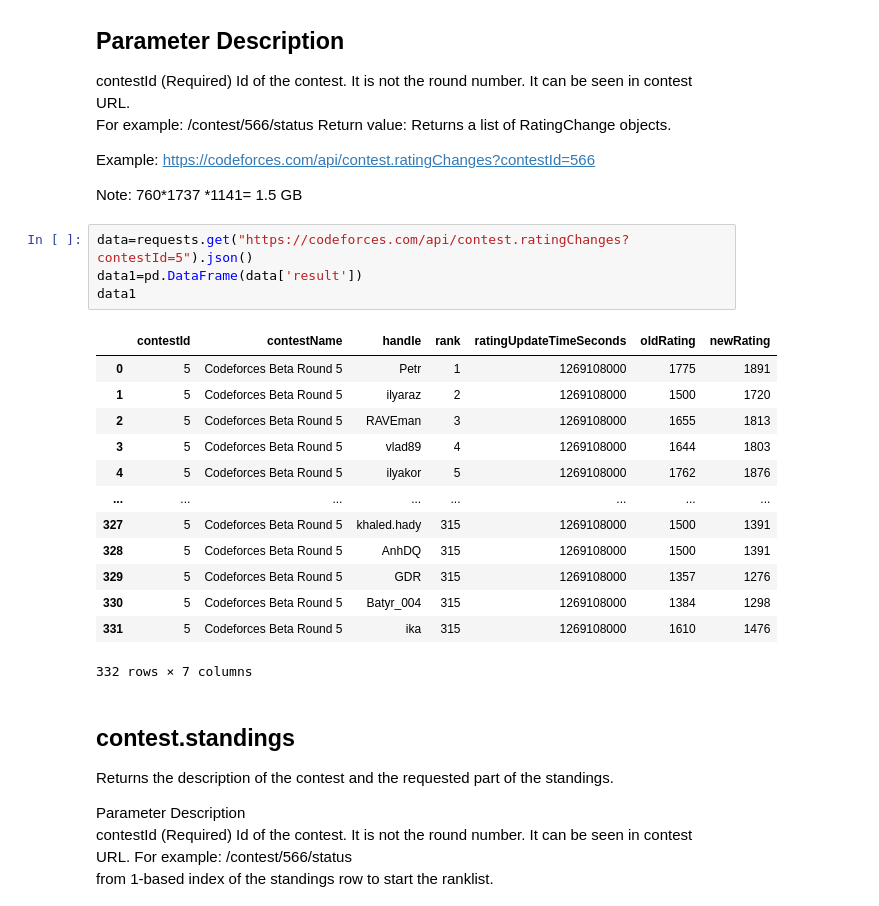
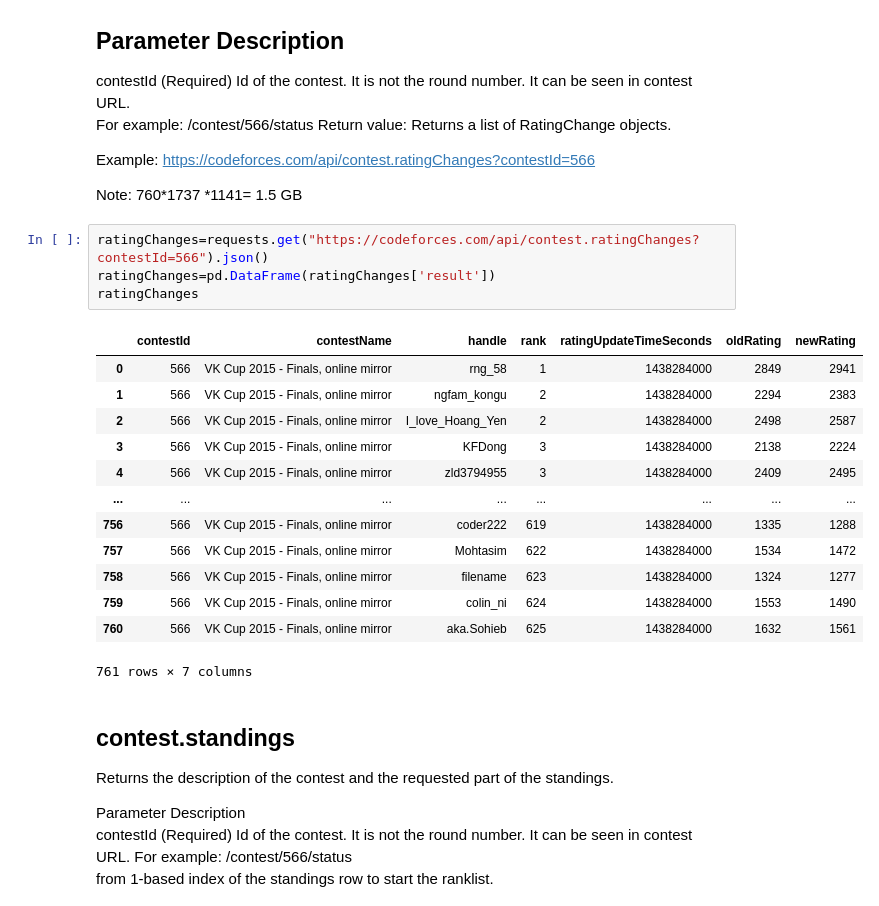
Before and after one commit to Eslam21/Codeforces_data_mining, a Jupyter notebook: Codeforces_Analysis.ipynb, the cells around one changed output. Drawn from its saved outputs; the diff is of its cells as text.

```diff
--- a/Codeforces_Analysis.ipynb
+++ b/Codeforces_Analysis.ipynb
@@ -41,23 +41,23 @@ Example: https://codeforces.com/api/contest.ratingChanges?contestId=566
 
 Note: 760*1737 *1141= 1.5 GB
 # %%
-data=requests.get("https://codeforces.com/api/contest.ratingChanges?contestId=5").json()
-data1=pd.DataFrame(data['result'])
-data1
+ratingChanges=requests.get("https://codeforces.com/api/contest.ratingChanges?contestId=566").json()
+ratingChanges=pd.DataFrame(ratingChanges['result'])
+ratingChanges
 # %% [output]
 |  | contestId | contestName | handle | rank | ratingUpdateTimeSeconds | oldRating | newRating |
-| 0 | 5 | Codeforces Beta Round 5 | Petr | 1 | 1269108000 | 1775 | 1891 |
-| 1 | 5 | Codeforces Beta Round 5 | ilyaraz | 2 | 1269108000 | 1500 | 1720 |
-| 2 | 5 | Codeforces Beta Round 5 | RAVEman | 3 | 1269108000 | 1655 | 1813 |
-| 3 | 5 | Codeforces Beta Round 5 | vlad89 | 4 | 1269108000 | 1644 | 1803 |
-| 4 | 5 | Codeforces Beta Round 5 | ilyakor | 5 | 1269108000 | 1762 | 1876 |
+| 0 | 566 | VK Cup 2015 - Finals, online mirror | rng_58 | 1 | 1438284000 | 2849 | 2941 |
+| 1 | 566 | VK Cup 2015 - Finals, online mirror | ngfam_kongu | 2 | 1438284000 | 2294 | 2383 |
+| 2 | 566 | VK Cup 2015 - Finals, online mirror | I_love_Hoang_Yen | 2 | 1438284000 | 2498 | 2587 |
+| 3 | 566 | VK Cup 2015 - Finals, online mirror | KFDong | 3 | 1438284000 | 2138 | 2224 |
+| 4 | 566 | VK Cup 2015 - Finals, online mirror | zld3794955 | 3 | 1438284000 | 2409 | 2495 |
 | ... | ... | ... | ... | ... | ... | ... | ... |
-| 327 | 5 | Codeforces Beta Round 5 | khaled.hady | 315 | 1269108000 | 1500 | 1391 |
-| 328 | 5 | Codeforces Beta Round 5 | AnhDQ | 315 | 1269108000 | 1500 | 1391 |
-| 329 | 5 | Codeforces Beta Round 5 | GDR | 315 | 1269108000 | 1357 | 1276 |
-| 330 | 5 | Codeforces Beta Round 5 | Batyr_004 | 315 | 1269108000 | 1384 | 1298 |
-| 331 | 5 | Codeforces Beta Round 5 | ika | 315 | 1269108000 | 1610 | 1476 |
+| 756 | 566 | VK Cup 2015 - Finals, online mirror | coder222 | 619 | 1438284000 | 1335 | 1288 |
+| 757 | 566 | VK Cup 2015 - Finals, online mirror | Mohtasim | 622 | 1438284000 | 1534 | 1472 |
+| 758 | 566 | VK Cup 2015 - Finals, online mirror | filename | 623 | 1438284000 | 1324 | 1277 |
+| 759 | 566 | VK Cup 2015 - Finals, online mirror | colin_ni | 624 | 1438284000 | 1553 | 1490 |
+| 760 | 566 | VK Cup 2015 - Finals, online mirror | aka.Sohieb | 625 | 1438284000 | 1632 | 1561 |
-332 rows × 7 columns
+761 rows × 7 columns
 # %% [markdown]
 ## contest.standings
 
```
Also changed, not shown: parts of 8 cells of this notebook.
